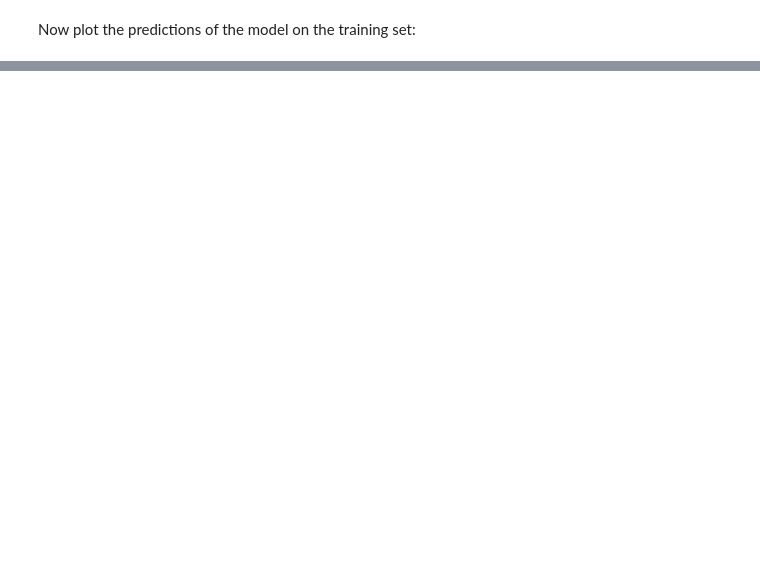
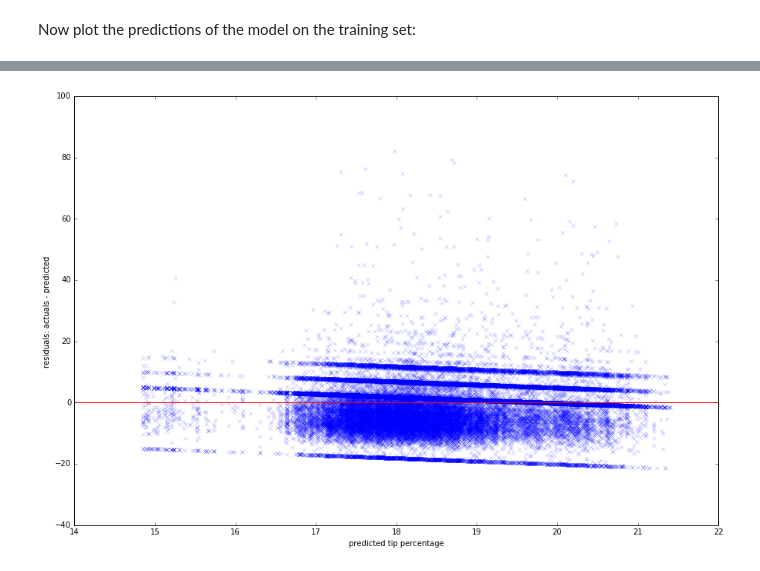
Before and after one commit to jdoepfert/nyc_taxi_tips, a Jupyter notebook: data_exploration_and_modeling.ipynb, the cells around one changed output, grey strips where cells are left out. Cells and saved outputs as stored; diff of their text form; code cells hidden in the pictures; blank space fills up the shorter version.

```diff
--- a/data_exploration_and_modeling.ipynb
+++ b/data_exploration_and_modeling.ipynb
@@ -244,0 +254,8 @@ MAE random forest test/train: 4.60/4.56
+# %%
+plt.figure(figsize=(15,10))
+plt.plot(test_predicted, y_test - test_predicted , 'x', alpha=0.3, markersize=5)
+plt.plot([14,22],[0,0],'r-');
+plt.gca().set_xlabel('predicted tip percentage')
+plt.gca().set_ylabel('residuals: actuals - predicted ');
+# %% [output]
+[figure, added]
```
Also changed, not shown: parts of 17 cells of this notebook, 1 other file.
